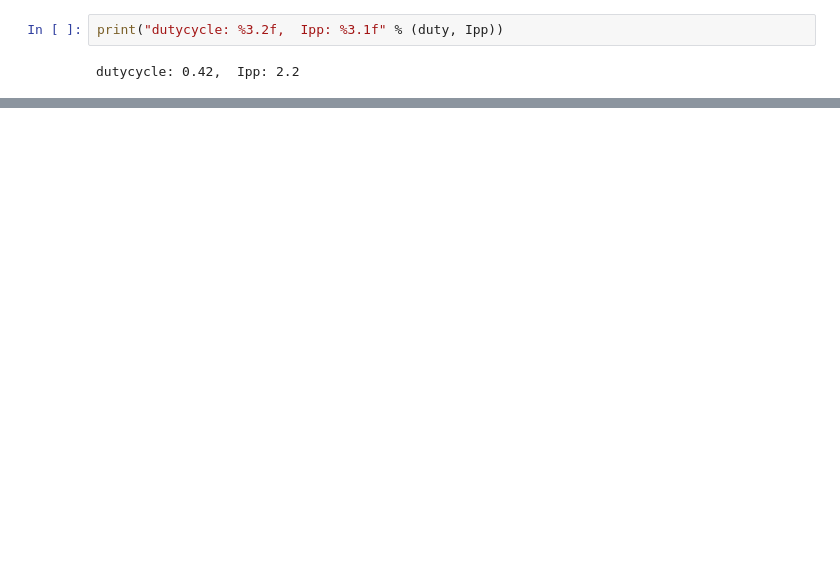
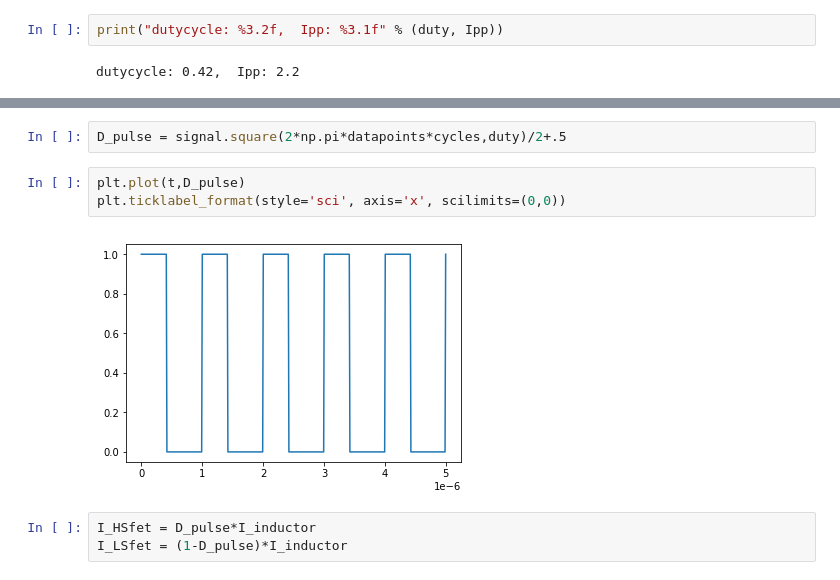
Before and after one commit to grkidwell/buckwaveforms, a Jupyter notebook: ccm_waveforms.ipynb, the cells around one changed output, grey strips where cells are left out. Drawn from its saved outputs; the diff is of its cells as text; blank space fills up the shorter version.

```diff
--- a/ccm_waveforms.ipynb
+++ b/ccm_waveforms.ipynb
@@ -30,0 +29,10 @@ max(t2), max(I_inductor)
+# %%
+D_pulse = signal.square(2*np.pi*datapoints*cycles,duty)/2+.5
+# %%
+plt.plot(t,D_pulse)
+plt.ticklabel_format(style='sci', axis='x', scilimits=(0,0))
+# %% [output]
+[figure, added]
+# %%
+I_HSfet = D_pulse*I_inductor
+I_LSfet = (1-D_pulse)*I_inductor
```
Also changed, not shown: parts of 7 cells of this notebook.
